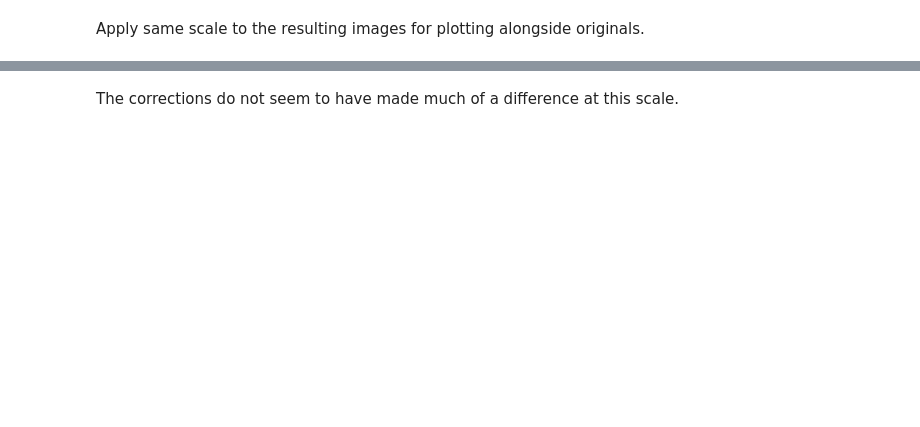
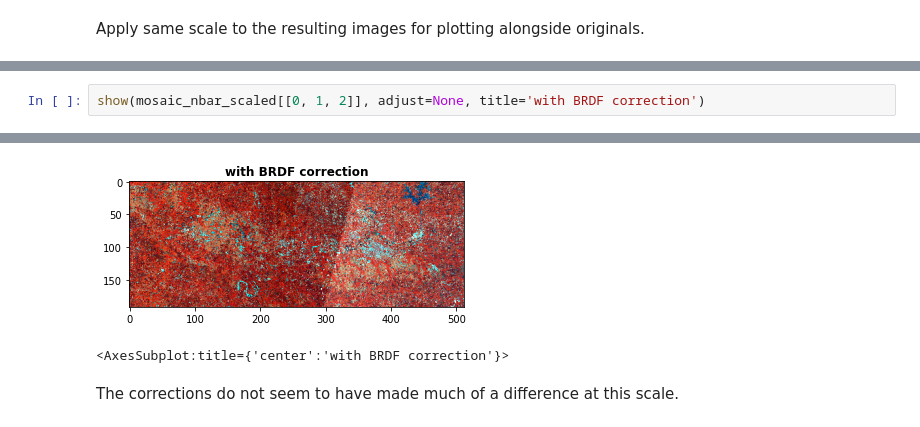
Before and after one commit to maximlamare/s2-normalisation, a Jupyter notebook: notebooks/brdf.ipynb, the cells around one changed output, grey strips where cells are left out. Saved outputs shown, nothing was run; the diff lists cells and outputs as text; blank space fills up the shorter version.

```diff
--- a/notebooks/brdf.ipynb
+++ b/notebooks/brdf.ipynb
@@ -109,0 +160,3 @@ show(orbit83_nbar_scaled[[3, 2, 1]], adjust=None, ax=ax83, title='Orbit 83: BRDF
+# %%
+show(mosaic_nbar_scaled[[0, 1, 2]], adjust=None, title='with BRDF correction')
+# %% [output]
@@ -110,3 +164,5 @@ show(orbit83_nbar_scaled[[3, 2, 1]], adjust=None, ax=ax83, title='Orbit 83: BRDF
+[figure, added]
+<AxesSubplot:title={'center':'with BRDF correction'}>
 # %% [markdown]
 The corrections do not seem to have made much of a difference at this scale.
 # %%
```
Also changed, not shown: parts of 23 cells of this notebook, 2 other files.
